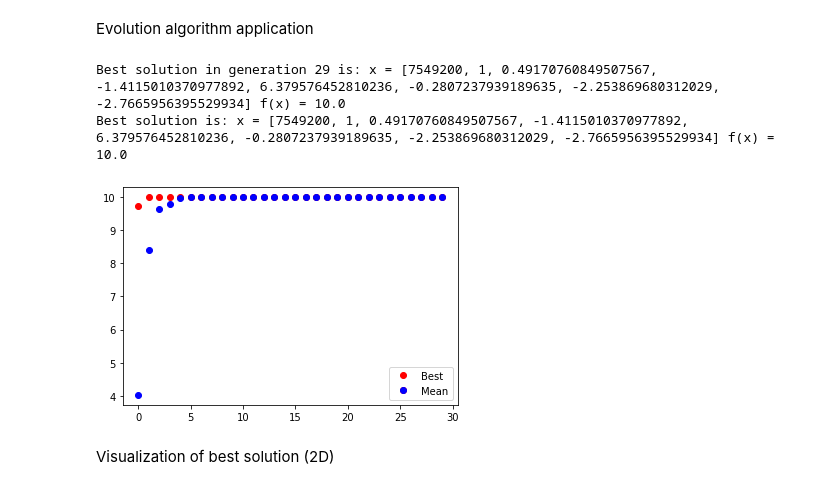
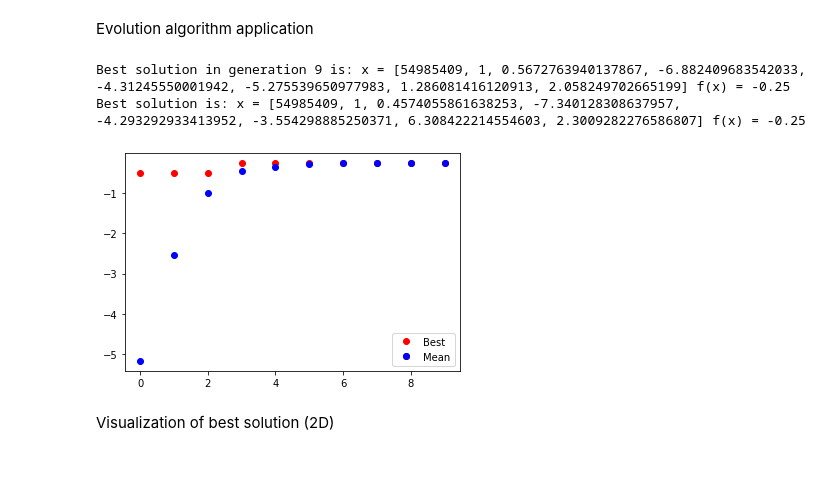
Before and after one commit to grigorescuandrei/noise-based-classifier, a Jupyter notebook: prototype/demo.ipynb, the cells around one changed output. Drawn from its saved outputs; the diff is of its cells as text; code cells hidden in the pictures.

```diff
--- a/prototype/demo.ipynb
+++ b/prototype/demo.ipynb
@@ -400,10 +400,10 @@ def fcEval(solution):
         result = noise(processedInput) + 0.5 > threshold
         computedResults.append(result)
 
-    return computeFitness(computedResults, realResults) + 10 - octaves
+    return computeFitness(computedResults, realResults) - octaves
 
 # initialise de GA parameters
-gaParam = {'popSize' : 10, 'noGen' : 30, 'pc' : 0.8, 'pm' : 0.1}
+gaParam = {'popSize' : 10, 'noGen' : 10, 'pc' : 0.8, 'pm' : 0.1}
 # problem parameters
 problParam = {'function': fcEval}
 
@@ -421,36 +421,36 @@ overallBestSolY = overallBestChromo.fitness
 for g in range(gaParam['noGen']):
     #plotting preparation
     allPotentialSolutionsX = [c.representation for c in ga.population]
     allPotentialSolutionsY = [c.fitness for c in ga.population]
     bestChromo = ga.bestChromosome()
     bestSolX = bestChromo.representation
     bestSolY = bestChromo.fitness
     allBestFitnesses.append(bestSolY)
     allAvgFitnesses.append(sum(allPotentialSolutionsY) / len(allPotentialSolutionsY))
     generations.append(g)
     #plotAFunction(xref, yref, allPotentialSolutionsX, allPotentialSolutionsY, bestSolX, [bestSolY], 'generation: ' + str(g))
 
     #logic alg
     ga.oneGenerationSteadyState()
     #ga.oneGeneration()
     #ga.oneGenerationElitism()
 
     if bestSolY > overallBestSolY:
         overallBestChromo = bestChromo
         overallBestSolY = bestSolY
 
 print('Best solution in generation ' + str(g) + ' is: x = ' + str(bestChromo.representation) + ' f(x) = ' + str(bestChromo.fitness))
 print('Best solution is: x = ' + str(overallBestChromo.representation) + ' f(x) = ' + str(overallBestChromo.fitness))
 
 plt.ioff()
 best, = plt.plot(generations, allBestFitnesses, 'ro', label = 'best')
 mean, = plt.plot(generations, allAvgFitnesses, 'bo', label = 'mean')
 plt.legend([best, (best, mean)], ['Best', 'Mean'])
 plt.show()
 # %% [output]
-Best solution in generation 29 is: x = [7549200, 1, 0.49170760849507567, -1.4115010370977892, 6.379576452810236, -0.2807237939189635, -2.253869680312029, -2.7665956395529934] f(x) = 10.0
-Best solution is: x = [7549200, 1, 0.49170760849507567, -1.4115010370977892, 6.379576452810236, -0.2807237939189635, -2.253869680312029, -2.7665956395529934] f(x) = 10.0
+Best solution in generation 9 is: x = [54985409, 1, 0.5672763940137867, -6.882409683542033, -4.31245550001942, -5.275539650977983, 1.286081416120913, 2.058249702665199] f(x) = -0.25
+Best solution is: x = [54985409, 1, 0.4574055861638253, -7.340128308637957, -4.293292933413952, -3.554298885250371, 6.308422214554603, 2.3009282276586807] f(x) = -0.25
-[figure, old version]
+[figure, new version]
 # %% [markdown]
 Visualization of best solution (2D)
 # %%
```
Also changed, not shown: parts of 1 cell of this notebook, 2 other files.
